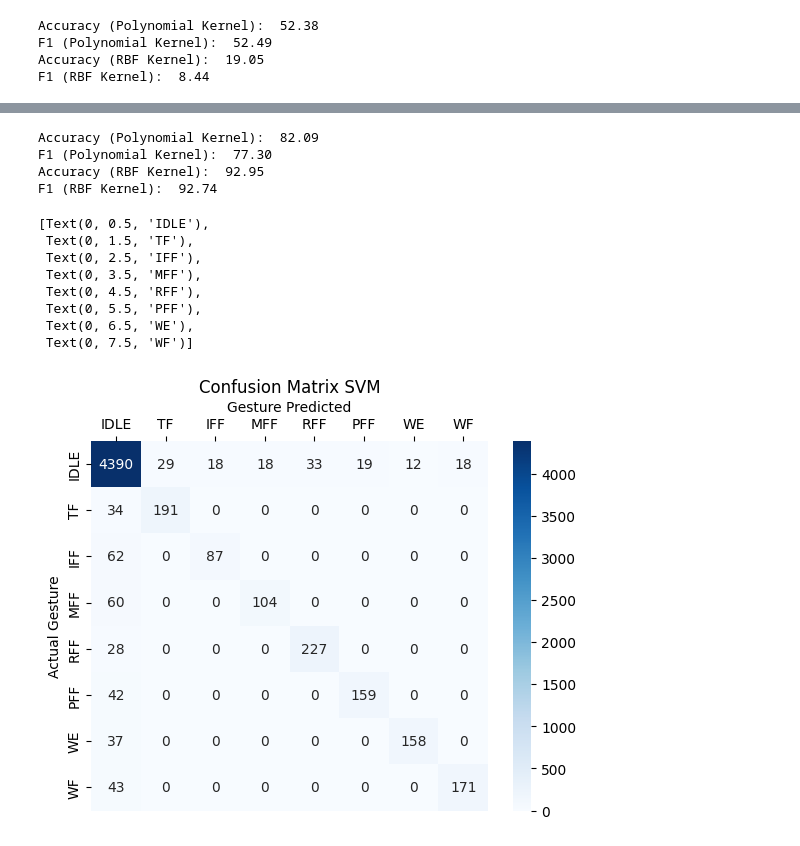
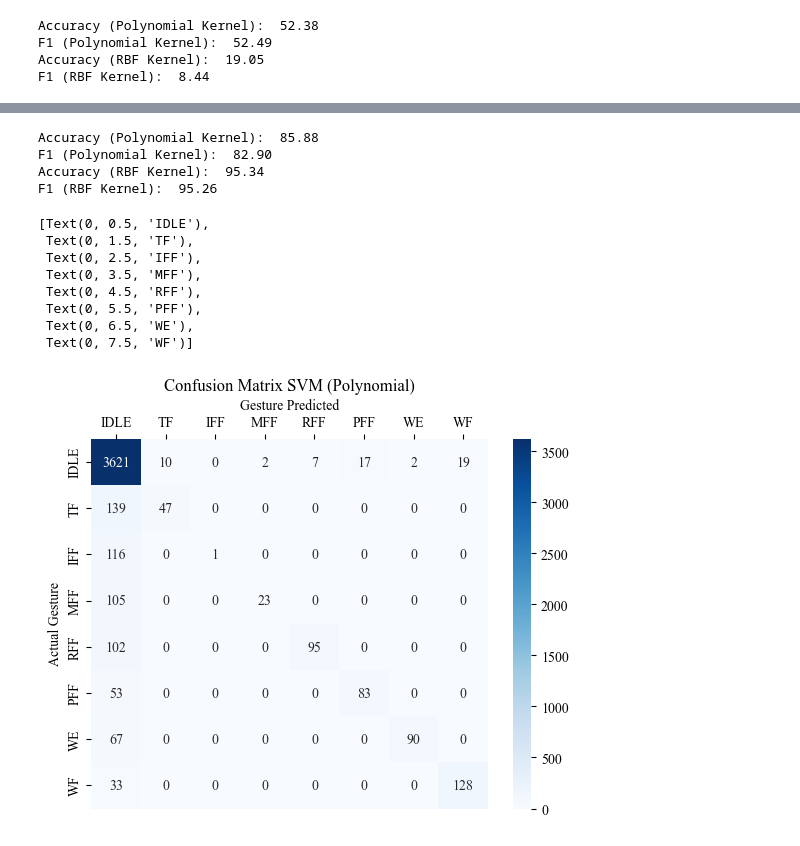
Before and after one commit to sofiahernandezp/code, a Jupyter notebook: mindrove_test/plot_emg.ipynb, the cells around one changed output, grey strips where cells are left out. Drawn from its saved outputs; the diff is of its cells as text; code cells hidden in the pictures.

```diff
--- a/mindrove_test/plot_emg.ipynb
+++ b/mindrove_test/plot_emg.ipynb
@@ -952,20 +946,24 @@ from sklearn import svm, datasets
 import sklearn.model_selection as model_selection
 from sklearn.metrics import accuracy_score
 from sklearn.metrics import f1_score
-#from sklearn.metrics import precision_score
+from sklearn.metrics import precision_score
 X = datasvm.iloc[:,1:].values #features
 y = datasvm.iloc[:,0].values #labels
-X_train, X_test, y_train, y_test = model_selection.train_test_split(X, y, train_size=0.75, test_size=0.25, random_state=42)
-rbf = svm.SVC(kernel='rbf', gamma=4, C=2).fit(X_train, y_train)
+X_train, X_test, y_train, y_test = model_selection.train_test_split(X, y, train_size=0.80, test_size=0.20, random_state=45)
+rbf = svm.SVC(kernel='rbf', gamma=0.6, C=3.3).fit(X_train, y_train)
 poly = svm.SVC(kernel='poly', degree=5, C=1).fit(X_train, y_train)
 poly_pred = poly.predict(X_test)
 rbf_pred = rbf.predict(X_test)
 poly_accuracy = accuracy_score(y_test, poly_pred)
 poly_f1 = f1_score(y_test, poly_pred, average='weighted')
+poly_precision = precision_score(y_test, poly_pred, average =  'weighted')
 print('Accuracy (Polynomial Kernel): ', "%.2f" % (poly_accuracy*100))
 print('F1 (Polynomial Kernel): ', "%.2f" % (poly_f1*100))
+print("Precision (Polynomial Kernel):", "%.2f" % (poly_precision*100))
 rbf_accuracy = accuracy_score(y_test, rbf_pred)
 rbf_f1 = f1_score(y_test, rbf_pred, average='weighted')
+rbf_precision = precision_score(y_test, rbf_pred, average =  'weighted')
 print('Accuracy (RBF Kernel): ', "%.2f" % (rbf_accuracy*100))
 print('F1 (RBF Kernel): ', "%.2f" % (rbf_f1*100))
+print("Precision (Polynomial Kernel):", "%.2f" % (rbf_precision*100))
 # %% [output]
@@ -1129,15 +1127,15 @@ rs5 = pd.read_csv("data/EMG/rs5.csv", header = None)
 all = [rs1, rs2, rs3,rs4, rs5]
 rsw10s8 = pd.DataFrame()
 for file in all:
-    rsw10s8 = rmw10s8.append(file, ignore_index=True)
+    rsw10s8 = rsw10s8.append(file, ignore_index=True)
 #np.savetxt("data/EMG/rmw10s8.csv", rmw10s8, delimiter=",")
 # %%
 #JOIN RM AND RS
 
-#newrm = np.array(rmw10s8)
+
 #newrs = np.array(rsw10s8)
 #datasvm = np.hstack(newrm,newrs)
-datasvm = pd.concat([rmw10s8, rsw10s8], axis=1)
+datasvm = pd.concat([rmw10s8, rmw10s8.iloc[:,1:]], axis=1)
 # %%
 #SVM
 import pandas as pd
@@ -1148,9 +1146,9 @@ from sklearn.metrics import f1_score
 #from sklearn.metrics import precision_score
 X = datasvm.iloc[:,1:].values #features
 y = datasvm.iloc[:,0].values #labels
-X_train, X_test, y_train, y_test = model_selection.train_test_split(X, y, train_size=0.75, test_size=0.25, random_state=42)
-rbf = svm.SVC(kernel='rbf', gamma=4, C=3).fit(X_train, y_train)
-poly = svm.SVC(kernel='poly', degree=5, C=1).fit(X_train, y_train)
+X_train, X_test, y_train, y_test = model_selection.train_test_split(X, y, train_size=0.80, test_size=0.20, random_state=44)
+rbf = svm.SVC(kernel='rbf', gamma=4, C=5).fit(X_train, y_train)
+poly = svm.SVC(kernel='poly', degree=5, C=7).fit(X_train, y_train)
 poly_pred = poly.predict(X_test)
 rbf_pred = rbf.predict(X_test)
 poly_accuracy = accuracy_score(y_test, poly_pred)
@@ -1162,32 +1160,35 @@ rbf_f1 = f1_score(y_test, rbf_pred, average='weighted')
 print('Accuracy (RBF Kernel): ', "%.2f" % (rbf_accuracy*100))
 print('F1 (RBF Kernel): ', "%.2f" % (rbf_f1*100))
 # %% [output]
-Accuracy (Polynomial Kernel):  82.09
-F1 (Polynomial Kernel):  77.30
-Accuracy (RBF Kernel):  92.95
-F1 (RBF Kernel):  92.74
+Accuracy (Polynomial Kernel):  85.88
+F1 (Polynomial Kernel):  82.90
+Accuracy (RBF Kernel):  95.34
+F1 (RBF Kernel):  95.26
 # %%
 #confusion matrix
+import matplotlib.pyplot as plt
+plt.rcParams["font.family"] = "Times New Roman"
+
 from sklearn.metrics import confusion_matrix
 import seaborn as sns
 # Generate the confusion matrix poly
-cmpoly= confusion_matrix(y_test, rbf_pred)
+cmpoly= confusion_matrix(y_test, poly_pred)
 # Plot the confusion matrix as a heatmap
 
 ax = sns.heatmap(cmpoly, annot=True, cmap="Blues",fmt='g')
-ax.set_title('Confusion Matrix SVM')
+ax.set_title('Confusion Matrix SVM (Polynomial)')
 ax.set_xlabel('Gesture Predicted');ax.set_ylabel('Actual Gesture');
 ax.xaxis.set_label_position('top')
 ax.xaxis.set_ticklabels(['IDLE', 'TF', 'IFF', 'MFF', 'RFF', 'PFF', 'WE', 'WF'])
 ax.xaxis.tick_top()
 ax.yaxis.set_ticklabels(['IDLE', 'TF', 'IFF', 'MFF', 'RFF', 'PFF', 'WE', 'WF'])
 # %% [output]
 [Text(0, 0.5, 'IDLE'),
  Text(0, 1.5, 'TF'),
  Text(0, 2.5, 'IFF'),
  Text(0, 3.5, 'MFF'),
  Text(0, 4.5, 'RFF'),
  Text(0, 5.5, 'PFF'),
  Text(0, 6.5, 'WE'),
  Text(0, 7.5, 'WF')]
-[figure, old version]
+[figure, new version]
```
Also changed, not shown: parts of 5 cells of this notebook.
